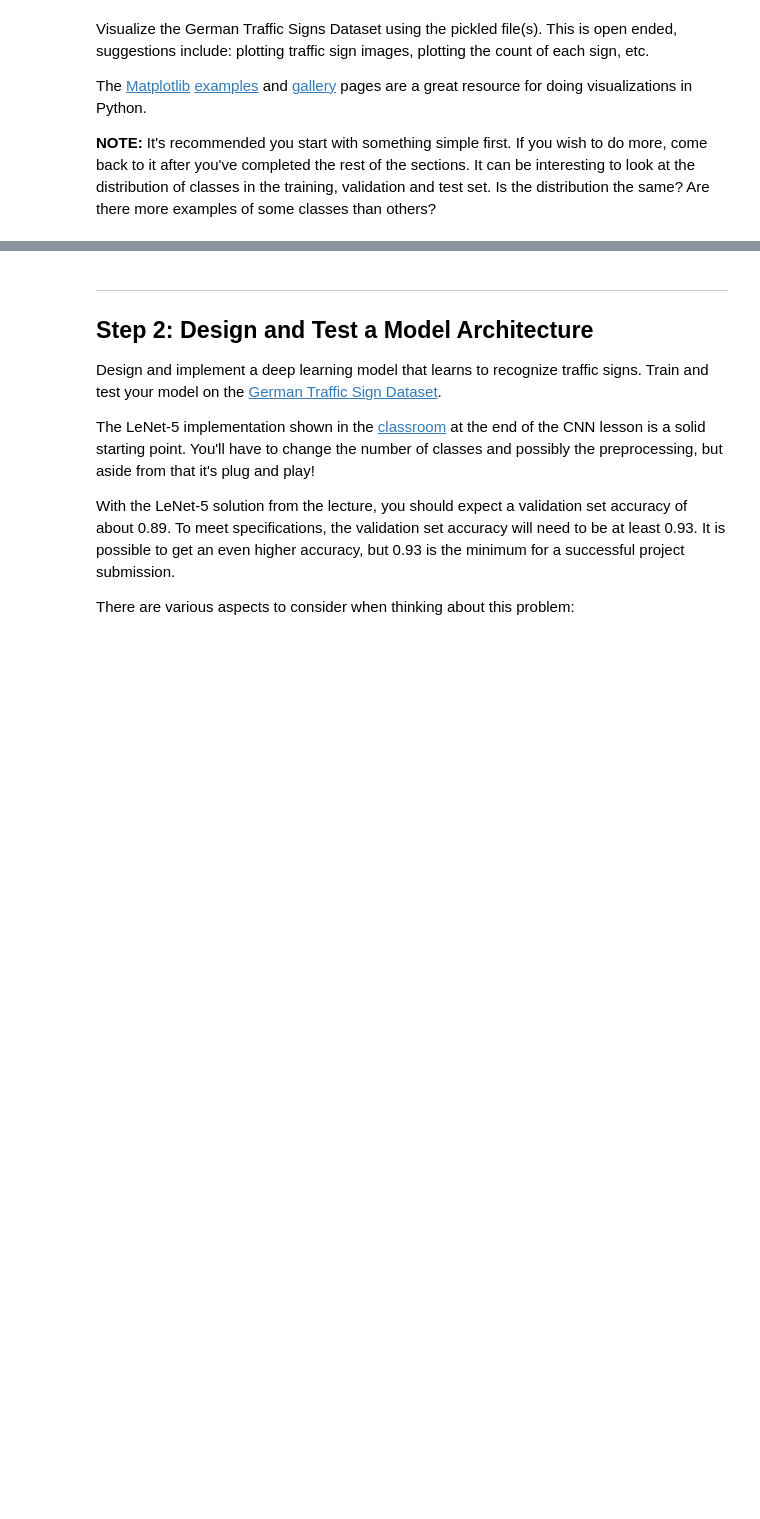
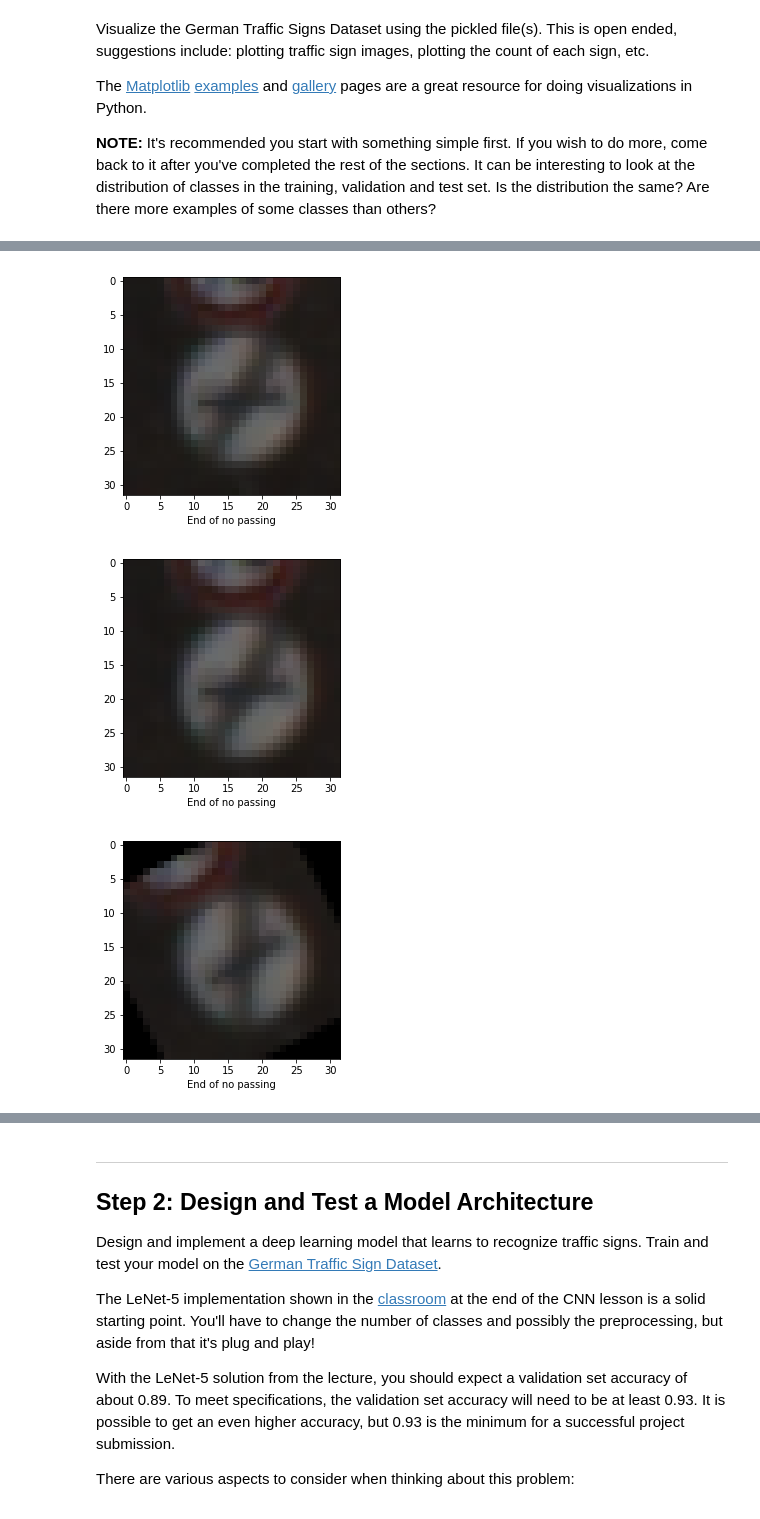
Before and after one commit to JayLSU/CarND-Traffic-Sign-Classifier-Project, a Jupyter notebook: Traffic_Sign_Classifier.ipynb, the cells around one changed output, grey strips where cells are left out. Saved outputs shown, nothing was run; the diff lists cells and outputs as text; code cells hidden in the pictures; blank space fills up the shorter version.

```diff
--- a/Traffic_Sign_Classifier.ipynb
+++ b/Traffic_Sign_Classifier.ipynb
@@ -158,0 +166,27 @@ ClassId                                           SignName
+# %%
+# As we can see from the above chart, the number of some sign images are quite few.
+# To improve the training accurency, we want to generate some new images (based on the original images)...
+# through rotation and scale for the images whose number is less than 750. Therefore, the number of the images ...
+# whose number is less than 750 will be treble.
+import cv2
+
+def transImg(input_image):
+    # generate random scale factor between 1 to 1.2
+    scale_f_x = np.random.uniform(1.0,1.2)
+    scale_f_y = np.random.uniform(1.0,1.2)
+    # scale input image
+    scale_img = cv2.resize(input_image,None,fx=scale_f_x,fy=scale_f_y,interpolation=cv2.INTER_CUBIC)[0:32,0:32,:]
+
+    # generate random angle for rotation
+    rotation_angle = np.random.randint(-60,60)
+    rotated_img = cv2.getRotationMatrix2D((16,16),rotation_angle,1)
+    return scale_img,cv2.warpAffine(input_image, rotated_img,(32,32))
+scale_X_train_test,rotation_X_train_test = transImg(X_train[0])
+
+plot_img(X_train[0],y_train[0],Label2NameDict)
+plot_img(scale_X_train_test,y_train[0],Label2NameDict)
+plot_img(rotation_X_train_test,y_train[0],Label2NameDict)
+# %% [output]
+[figure, added]
+[figure, added]
+[figure, added]
```
Also changed, not shown: parts of 22 cells of this notebook, 4 other files.
